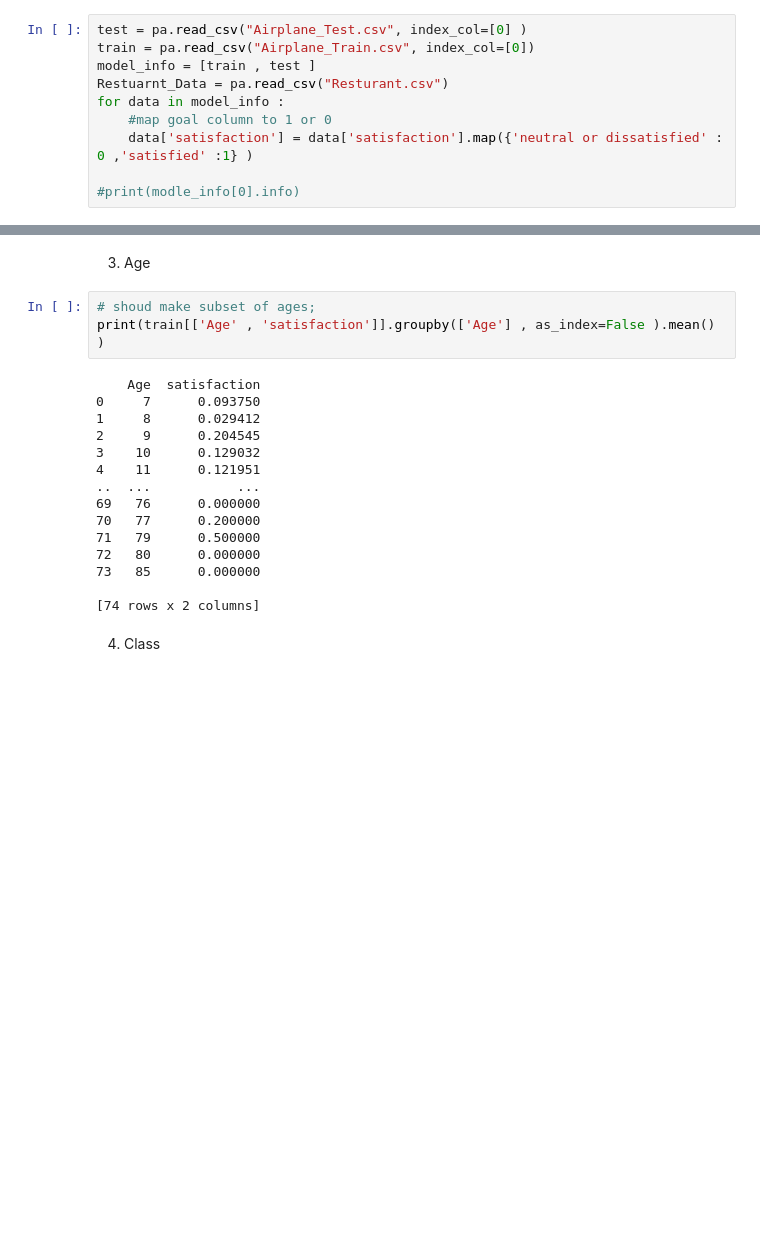
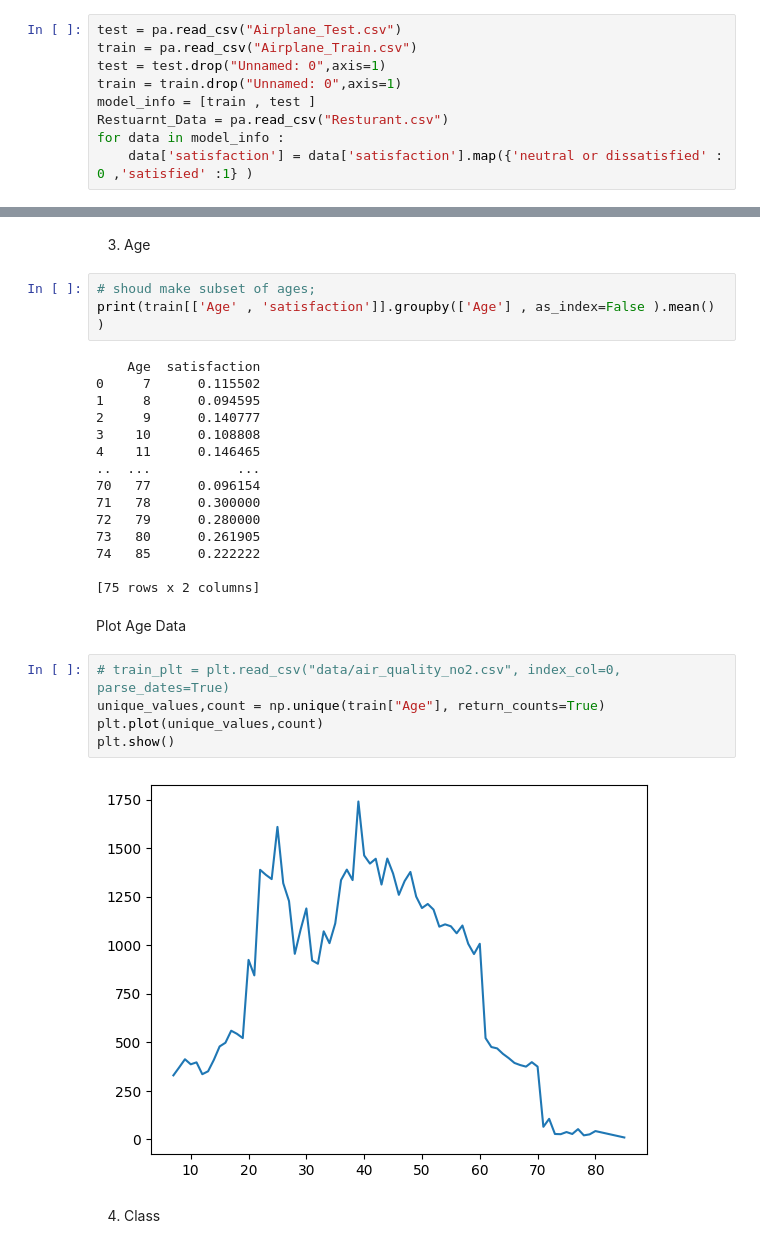
Before and after one commit to zahra121281/AIProjects2023-2024, a Jupyter notebook: DecisionTree/DecisionTree.ipynb, the cells around one changed output, grey strips where cells are left out. Saved outputs shown, nothing was run; the diff lists cells and outputs as text; blank space fills up the shorter version.

Commit message:
test train data

```diff
--- a/DecisionTree/DecisionTree.ipynb
+++ b/DecisionTree/DecisionTree.ipynb
@@ -13,11 +15,10 @@ nfirstlines = []
 #         train.write(next(f))
 # %%
-test = pa.read_csv("Airplane_Test.csv", index_col=[0] )
-train = pa.read_csv("Airplane_Train.csv", index_col=[0])
+test = pa.read_csv("Airplane_Test.csv")
+train = pa.read_csv("Airplane_Train.csv")
+test = test.drop("Unnamed: 0",axis=1)
+train = train.drop("Unnamed: 0",axis=1)
 model_info = [train , test ]
 Restuarnt_Data = pa.read_csv("Resturant.csv")
 for data in model_info :
-    #map goal column to 1 or 0
     data['satisfaction'] = data['satisfaction'].map({'neutral or dissatisfied' : 0 ,'satisfied' :1} )
-
-#print(modle_info[0].info)
@@ -53,19 +53,28 @@ print(train[['satisfaction' , 'Type of Travel' ]].groupby(['Type of Travel'] , a
 print(train[['Age' , 'satisfaction']].groupby(['Age'] , as_index=False ).mean() )
 # %% [output]
     Age  satisfaction
-0     7      0.093750
-1     8      0.029412
-2     9      0.204545
-3    10      0.129032
-4    11      0.121951
+0     7      0.115502
+1     8      0.094595
+2     9      0.140777
+3    10      0.108808
+4    11      0.146465
 ..  ...           ...
-69   76      0.000000
-70   77      0.200000
-71   79      0.500000
-72   80      0.000000
-73   85      0.000000
+70   77      0.096154
+71   78      0.300000
+72   79      0.280000
+73   80      0.261905
+74   85      0.222222
 
-[74 rows x 2 columns]
+[75 rows x 2 columns]
+# %% [markdown]
+Plot Age Data
+# %%
+# train_plt = plt.read_csv("data/air_quality_no2.csv", index_col=0, parse_dates=True)
+unique_values,count = np.unique(train["Age"], return_counts=True)
+plt.plot(unique_values,count)
+plt.show()
+# %% [output]
+[figure, added]
 # %% [markdown]
 4. Class
 # %%
```
Also changed, not shown: parts of 39 cells of this notebook, 7 other files.
